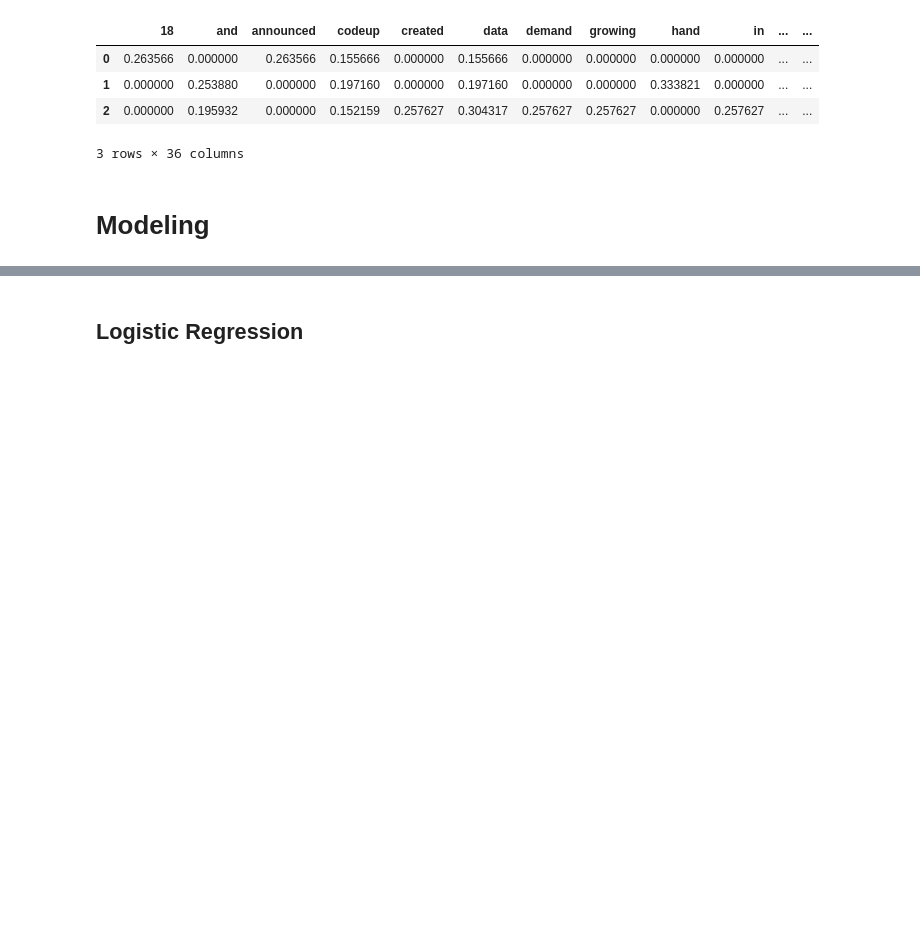
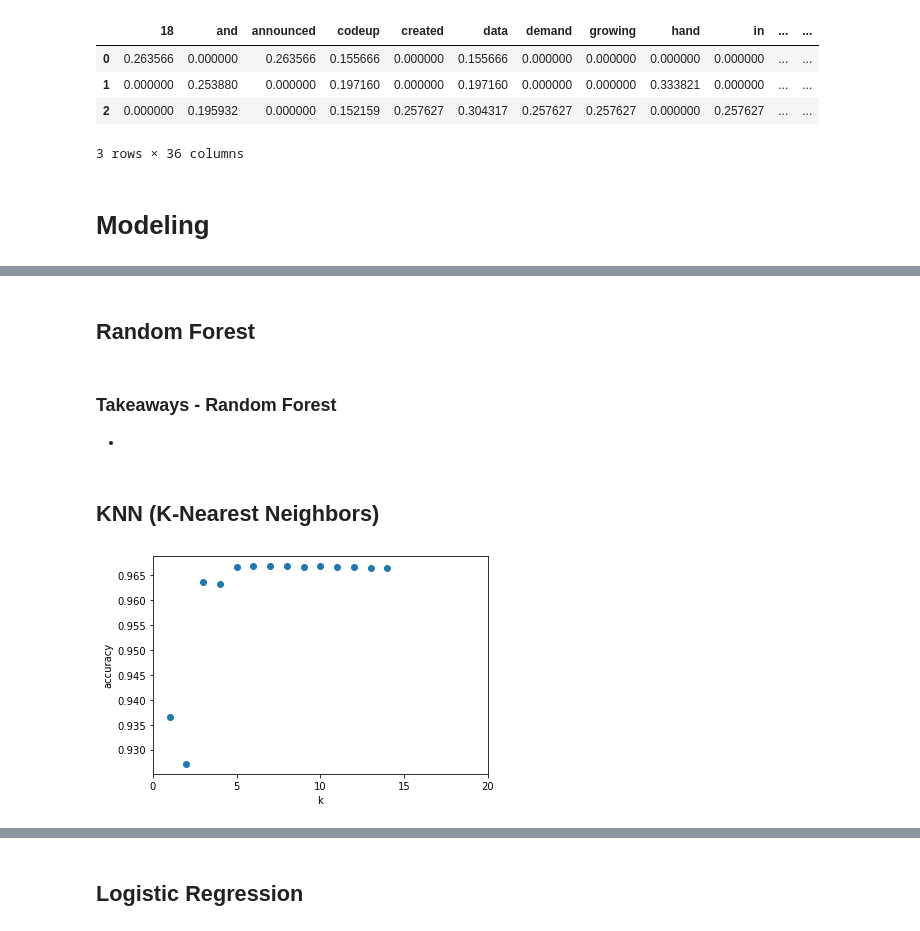
Before and after one commit to double-vincent/nlp_project, a Jupyter notebook: model.ipynb, the cells around one changed output, grey strips where cells are left out. Saved outputs shown, nothing was run; the diff lists cells and outputs as text; code cells hidden in the pictures; blank space fills up the shorter version.

```diff
--- a/model.ipynb
+++ b/model.ipynb
@@ -362,0 +459,2 @@ weighted avg       0.92      0.91      0.89      1115
+# %%
+model_descriptions, comparison_chart =  model_dtc(feat_set, model_descriptions, comparison_chart, subsets)
@@ -362,0 +481,47 @@ weighted avg       0.92      0.91      0.89      1115
+# %% [markdown]
+## Random Forest
+# %%
+def model_rf(feat_set,\
+        model_descriptions,
+        comparison_chart,
+        subsets, ):
+
+    train=subsets[0]
+    X_train=subsets[1]
+    y_train=subsets[2]
+
+    features = []
+    for feature in feat_set:
+        features += [col for col in train.columns if feature in col]
+
+    selectors = list(product([20,25], [3,2,1]))
+
+    for idx, item in enumerate(selectors):
+        model_id = 'RF_'+f'{idx}'
+        rf = RandomForestClassifier(max_depth=item[0],\
+                                            min_samples_leaf=item[1],
+                                            random_state=514)
+
+        rf.fit(X_train[features], y_train)
+
+        comparison_chart[model_id] = model.compute_metrics(rf, X_train[features], y_train).values
+
+        score = rf.score(X_train[features], y_train).round(4)
+
+        description = pd.DataFrame({'Model': model_id,
+                                    'Accuracy(Score)': score,
+                                    'Type': 'Random Forest',
+                                    'Features Used': f'{feat_set}',
+                                    'Parameters': f'Depth: {item[0]}, Leaves: {item[1]}'},
+                                    index=[0])
+
+    model_descriptions = pd.concat([model_descriptions, description], ignore_index=True)
+
+    return model_descriptions, comparison_chart
+# %%
+model_descriptions, comparison_chart = model_rf(feat_set, model_descriptions, comparison_chart)
+# %% [markdown]
+### Takeaways - Random Forest
+*
+# %% [markdown]
+## KNN (K-Nearest Neighbors)
@@ -362,0 +577,4 @@ weighted avg       0.92      0.91      0.89      1115
+# %%
+model_descriptions, comparison_chart = model_knn(feat_set, model_descriptions, comparison_chart)
+# %% [output]
+[figure, added]
```
Also changed, not shown: parts of 88 cells of this notebook, 3 other files.
